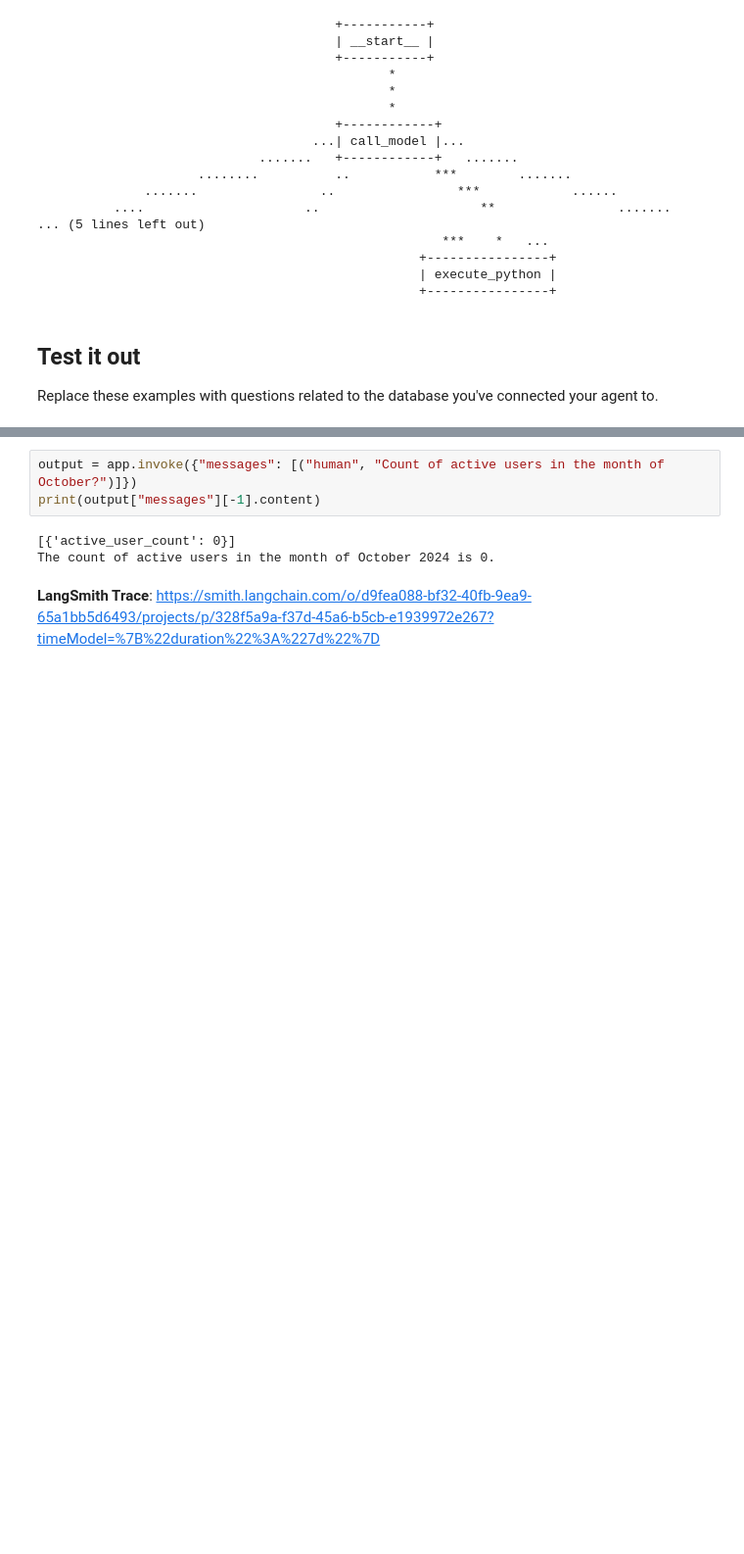
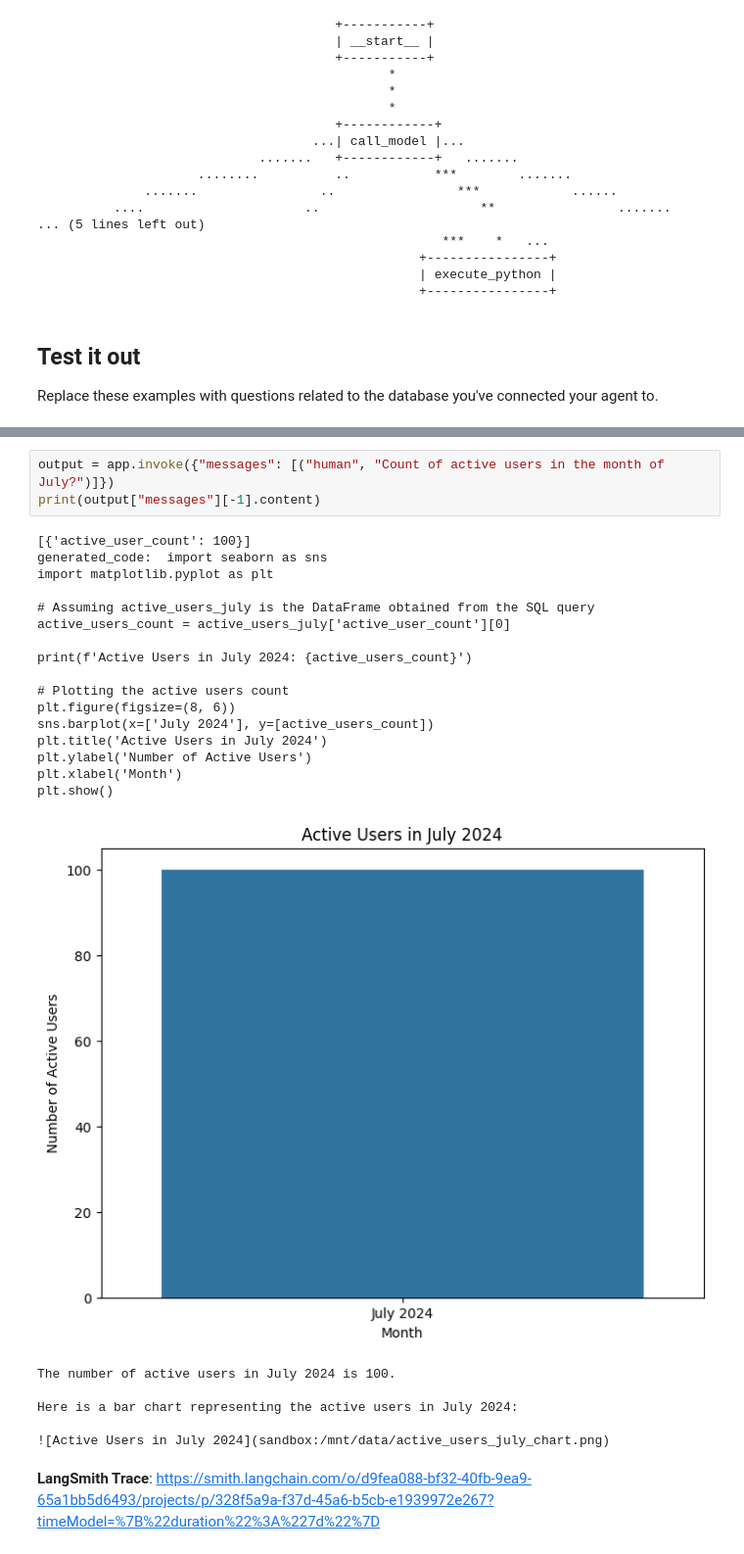
Before and after one commit to kunanba/sql_llm, a Jupyter notebook: notebooks/roapi_llm_conversation.ipynb, the cells around one changed output, grey strips where cells are left out. Shown: that part at 98% size. Drawn from its saved outputs; the diff is of its cells as text; blank space fills up the shorter version.

```diff
--- a/notebooks/roapi_llm_conversation.ipynb
+++ b/notebooks/roapi_llm_conversation.ipynb
@@ -464,9 +486,29 @@ The active user count in the last 200 days is 100.
 # %%
-output = app.invoke({"messages": [("human", "Count of active users in the month of October?")]})
+output = app.invoke({"messages": [("human", "Count of active users in the month of July?")]})
 print(output["messages"][-1].content)
 # %% [output]
-[{'active_user_count': 0}]
-The count of active users in the month of October 2024 is 0.
+[{'active_user_count': 100}]
+generated_code:  import seaborn as sns
+import matplotlib.pyplot as plt
+
+# Assuming active_users_july is the DataFrame obtained from the SQL query
+active_users_count = active_users_july['active_user_count'][0]
+
+print(f'Active Users in July 2024: {active_users_count}')
+
+# Plotting the active users count
+plt.figure(figsize=(8, 6))
+sns.barplot(x=['July 2024'], y=[active_users_count])
+plt.title('Active Users in July 2024')
+plt.ylabel('Number of Active Users')
+plt.xlabel('Month')
+plt.show()
+[figure, added]
+The number of active users in July 2024 is 100.
+
+Here is a bar chart representing the active users in July 2024:
+
+![Active Users in July 2024](sandbox:/mnt/data/active_users_july_chart.png)
 # %% [markdown]
 **LangSmith Trace**: https://smith.langchain.com/o/d9fea088-bf32-40fb-9ea9-65a1bb5d6493/projects/p/328f5a9a-f37d-45a6-b5cb-e1939972e267?timeModel=%7B%22duration%22%3A%227d%22%7D
 # %%
```
Also changed, not shown: parts of 5 cells of this notebook, 2 other files.
